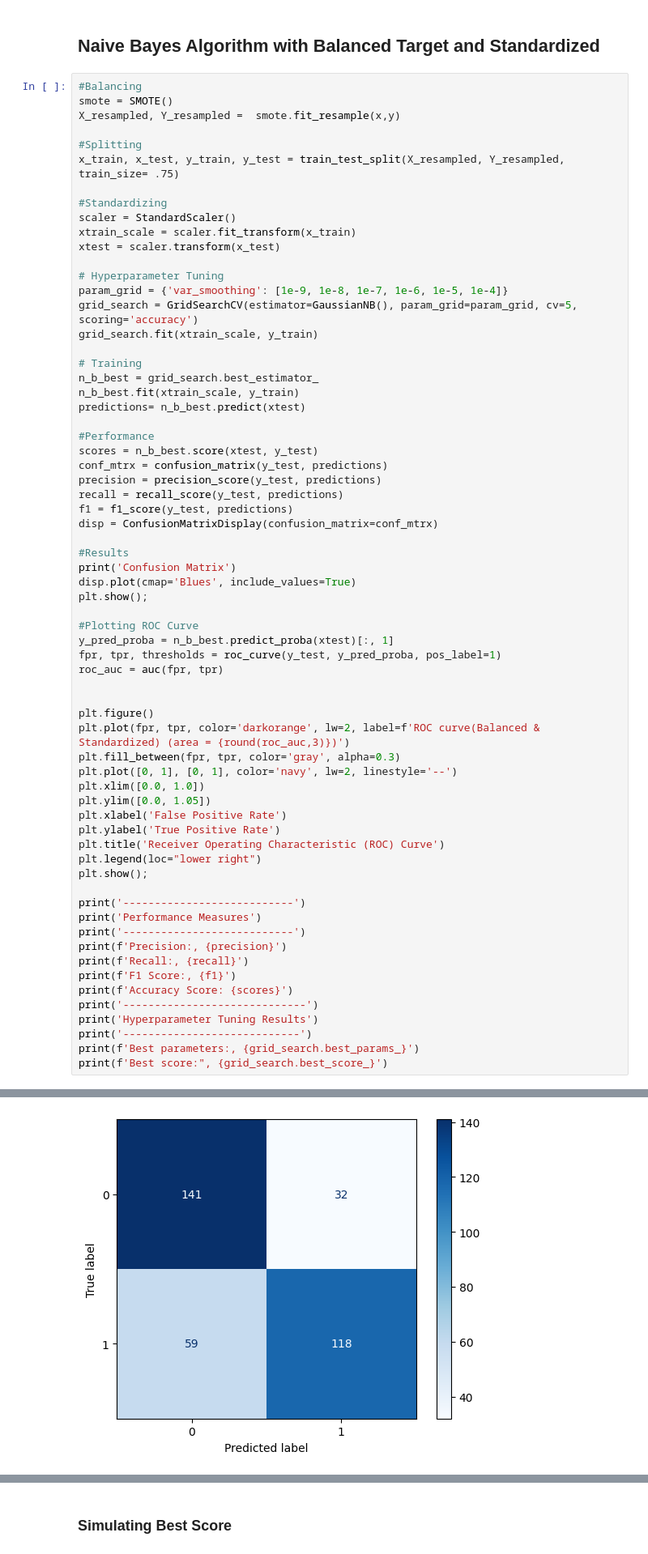
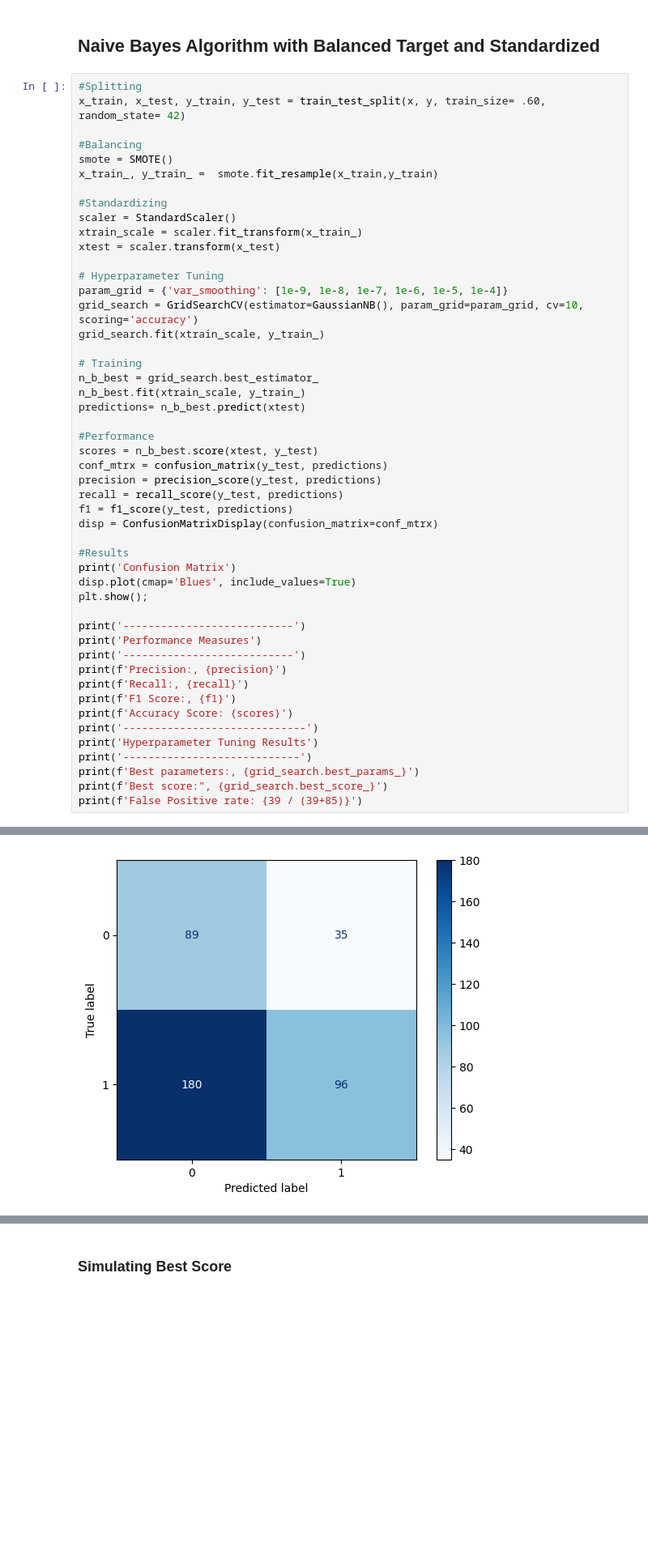
Before and after one commit to lopez-Luis89/Credit, a Jupyter notebook: Team Project AAI 501.ipynb, the cells around one changed output, grey strips where cells are left out. Shown at 81% size. Drawn from its saved outputs; the diff is of its cells as text; blank space fills up the shorter version.

```diff
--- a/Team Project AAI 501.ipynb
+++ b/Team Project AAI 501.ipynb
@@ -721,71 +743,54 @@ Mean Score: 0.626832
 # %% [markdown]
 ## Naive Bayes Algorithm with Balanced Target and Standardized
 # %%
+#Splitting
+x_train, x_test, y_train, y_test = train_test_split(x, y, train_size= .60, random_state= 42)
+
 #Balancing
 smote = SMOTE()
-X_resampled, Y_resampled =  smote.fit_resample(x,y)
-
-#Splitting
-x_train, x_test, y_train, y_test = train_test_split(X_resampled, Y_resampled, train_size= .75)
+x_train_, y_train_ =  smote.fit_resample(x_train,y_train)
 
 #Standardizing
 scaler = StandardScaler()
-xtrain_scale = scaler.fit_transform(x_train)
+xtrain_scale = scaler.fit_transform(x_train_)
 xtest = scaler.transform(x_test)
 
 # Hyperparameter Tuning
 param_grid = {'var_smoothing': [1e-9, 1e-8, 1e-7, 1e-6, 1e-5, 1e-4]}
-grid_search = GridSearchCV(estimator=GaussianNB(), param_grid=param_grid, cv=5, scoring='accuracy')
-grid_search.fit(xtrain_scale, y_train)
+grid_search = GridSearchCV(estimator=GaussianNB(), param_grid=param_grid, cv=10, scoring='accuracy')
+grid_search.fit(xtrain_scale, y_train_)
 
 # Training
 n_b_best = grid_search.best_estimator_
-n_b_best.fit(xtrain_scale, y_train)
+n_b_best.fit(xtrain_scale, y_train_)
 predictions= n_b_best.predict(xtest)
 
 #Performance
 scores = n_b_best.score(xtest, y_test)
 conf_mtrx = confusion_matrix(y_test, predictions)
 precision = precision_score(y_test, predictions)
 recall = recall_score(y_test, predictions)
 f1 = f1_score(y_test, predictions)
 disp = ConfusionMatrixDisplay(confusion_matrix=conf_mtrx)
 
 #Results
 print('Confusion Matrix')
 disp.plot(cmap='Blues', include_values=True)
 plt.show();
 
-#Plotting ROC Curve
-y_pred_proba = n_b_best.predict_proba(xtest)[:, 1]
-fpr, tpr, thresholds = roc_curve(y_test, y_pred_proba, pos_label=1)
-roc_auc = auc(fpr, tpr)
-
-
-plt.figure()
-plt.plot(fpr, tpr, color='darkorange', lw=2, label=f'ROC curve(Balanced & Standardized) (area = {round(roc_auc,3)})')
-plt.fill_between(fpr, tpr, color='gray', alpha=0.3)
-plt.plot([0, 1], [0, 1], color='navy', lw=2, linestyle='--')
-plt.xlim([0.0, 1.0])
-plt.ylim([0.0, 1.05])
-plt.xlabel('False Positive Rate')
-plt.ylabel('True Positive Rate')
-plt.title('Receiver Operating Characteristic (ROC) Curve')
-plt.legend(loc="lower right")
-plt.show();
-
 print('---------------------------')
 print('Performance Measures')
 print('---------------------------')
 print(f'Precision:, {precision}')
 print(f'Recall:, {recall}')
 print(f'F1 Score:, {f1}')
 print(f'Accuracy Score: {scores}')
 print('-----------------------------')
 print('Hyperparameter Tuning Results')
 print('----------------------------')
 print(f'Best parameters:, {grid_search.best_params_}')
 print(f'Best score:", {grid_search.best_score_}')
+print(f'False Positive rate: {39 / (39+85)}')
 # %% [output]
 Confusion Matrix
-[figure, old version]
+[figure, new version]
```
Also changed, not shown: parts of 14 cells of this notebook.
